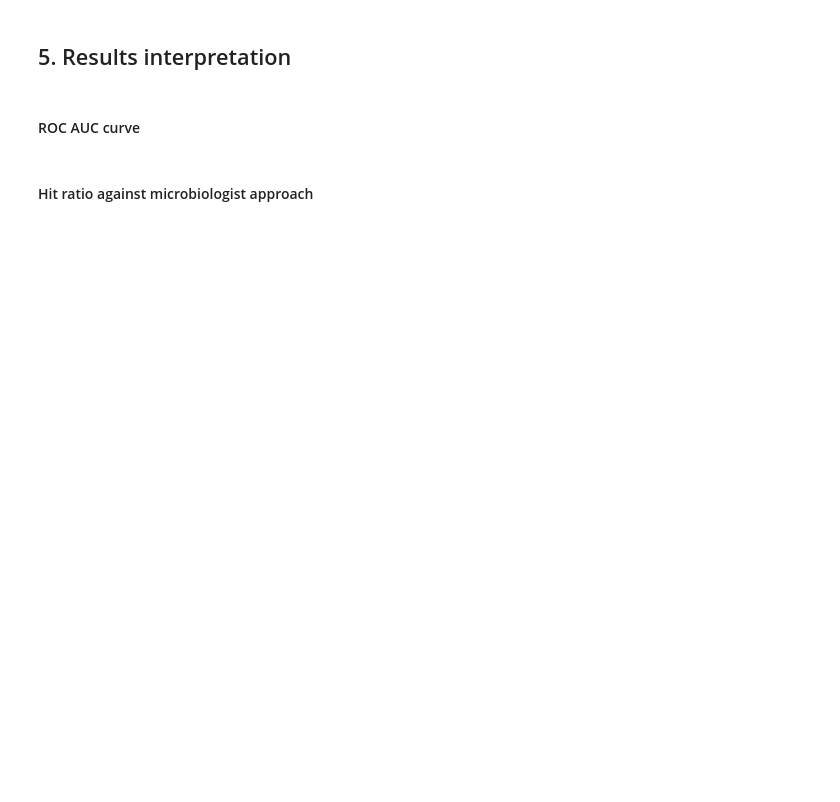
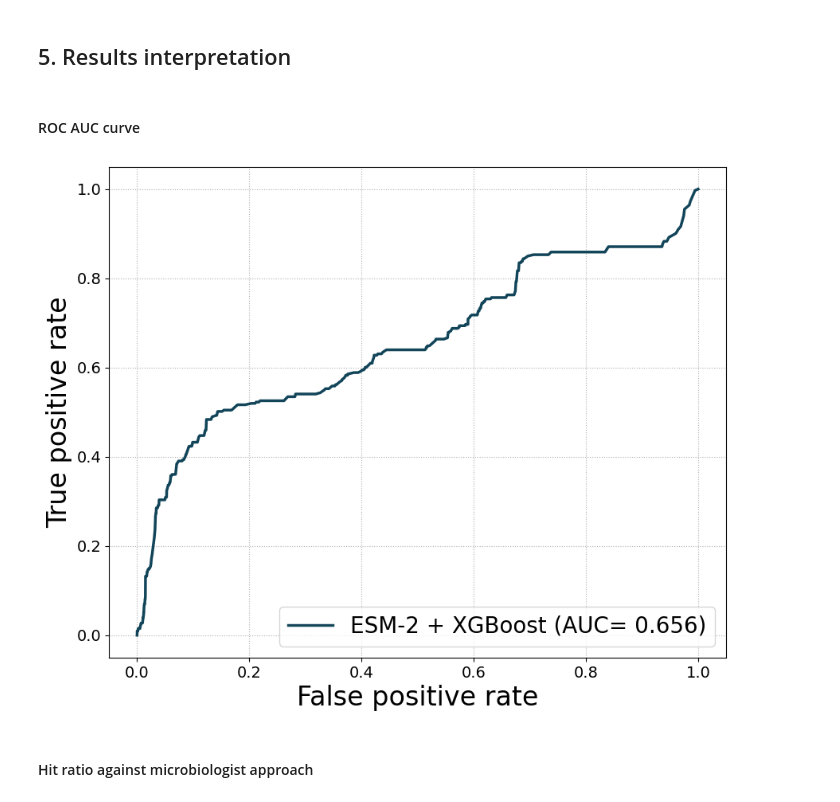
Before and after one commit to eliottvalette/PhageHostLearn, a Jupyter notebook: code/phagehostlearn_training_eliott.ipynb, the cells around one changed output. Saved outputs shown, nothing was run; the diff lists cells and outputs as text; code cells hidden in the pictures; blank space fills up the shorter version.

```diff
--- a/code/phagehostlearn_training_eliott.ipynb
+++ b/code/phagehostlearn_training_eliott.ipynb
@@ -799,8 +855,13 @@ labels = np.asarray(labels)
 # %%
 # ESM-2 FEATURES + XGBoost model
 imbalance = sum([1 for i in labels if i==1]) / sum([1 for i in labels if i==0])
-xgb = XGBClassifier(scale_pos_weight=1/imbalance, learning_rate=0.3, n_estimators=250, max_depth=7,
-                    n_jobs=cpus, eval_metric='logloss', use_label_encoder=False)
+xgb = XGBClassifier(
+    scale_pos_weight=1/imbalance,
+    learning_rate=0.3,
+    n_estimators=1, # TEST VALUE
+    max_depth=7,
+    n_jobs=cpus,
+    eval_metric='logloss')
 xgb.fit(features_esm2, labels)
 xgb.save_model('phagehostlearn_vbeta.json')
 # %% [markdown]
@@ -824,6 +887,6 @@ print('Number of unique groups: ', len(set(groups_loci)))
 # %%
 logo = LeaveOneGroupOut()
-cpus = 6
+cpus = 3
 scores_lan = []
 label_list = []
 labels = np.asarray(labels)
@@ -836,8 +899,12 @@ for train_index, test_index in logo.split(features_esm2, labels, groups_loci):
     imbalance = sum([1 for i in y_train if i==1]) / sum([1 for i in y_train if i==0])
 
     ## ESM-2 EMBEDDINGS: XGBoost model
-    xgb = XGBClassifier(scale_pos_weight=1/imbalance, learning_rate=0.3, n_estimators=250, max_depth=7,
-                        n_jobs=cpus, eval_metric='logloss', use_label_encoder=False)
+    xgb = XGBClassifier(scale_pos_weight=1/imbalance,
+                        learning_rate=0.3,
+                        n_estimators=1, # TEST VALUE
+                        max_depth=7,
+                        n_jobs=cpus,
+                        eval_metric='logloss')
     xgb.fit(Xlan_train, y_train)
     score_xgb = xgb.predict_proba(Xlan_test)[:,1]
     scores_lan.append(score_xgb)
@@ -851,5 +918,11 @@ pbar.close()
 # %%
 # save results
 logo_results = {'labels': label_list, 'scores_language': scores_lan}
-with open('../results/v3.4/combined_logocv_results_v34_'+threshold_str+'.pickle', 'wb') as f:
+
+out_dir = '../results/v3.4'
+os.makedirs(out_dir, exist_ok=True)
+
+pickle_path = os.path.join(out_dir, f'combined_logocv_results_v34_{threshold_str}.pickle')
+with open(pickle_path, 'wb') as f:
     pickle.dump(logo_results, f)
+print(f"Saved: {pickle_path}")
@@ -857,7 +932,8 @@ with open('../results/v3.4/combined_logocv_results_v34_'+threshold_str+'.pickle'
 ## 5. Results interpretation
 # %%
 # read results
-with open('../results/v3.4/combined_logocv_results_v34_'+threshold_str+'.pickle', 'rb') as f:
+pickle_path = f"../results/v3.4/combined_logocv_results_v34_{threshold_str}.pickle"
+with open(pickle_path, 'rb') as f:
     logo_results = pickle.load(f)
 scores_lan = logo_results['scores_language']
 label_list = logo_results['labels']
@@ -878,20 +954,24 @@ for i in range(len(set(groups_loci))):
 # %%
 # results, ROC AUC
 labels = np.concatenate(label_list).ravel()
 scoreslr = np.concatenate(scores_lan).ravel()
 
 fig, ax = plt.subplots(figsize=(10,8))
+os.makedirs('../results/vbeta', exist_ok=True)
+
 fpr, tpr, thrs = roc_curve(labels, scoreslr)
 rauclr = round(auc(fpr, tpr), 3)
 ax.plot(fpr, tpr, c='#124559', linewidth=2.5, label='ESM-2 + XGBoost (AUC= '+str(rauclr)+')')
 ax.set_xlabel('False positive rate', size=24)
 ax.set_ylabel('True positive rate', size=24)
 ax.legend(loc=4, prop={'size': 20})
 ax.grid(True, linestyle=':')
 ax.yaxis.set_tick_params(labelsize = 14)
 ax.xaxis.set_tick_params(labelsize = 14)
 fig.savefig('../results/vbeta/logocv_rocauc.png', dpi=400)
 fig.savefig('../results/vbeta/logocv_rocauc_svg.svg', format='svg', dpi=400)
+# %% [output]
+[figure, added]
 # %% [markdown]
 #### Hit ratio against microbiologist approach
 # %%
```
Also changed, not shown: parts of 18 cells of this notebook, 15 other files.
